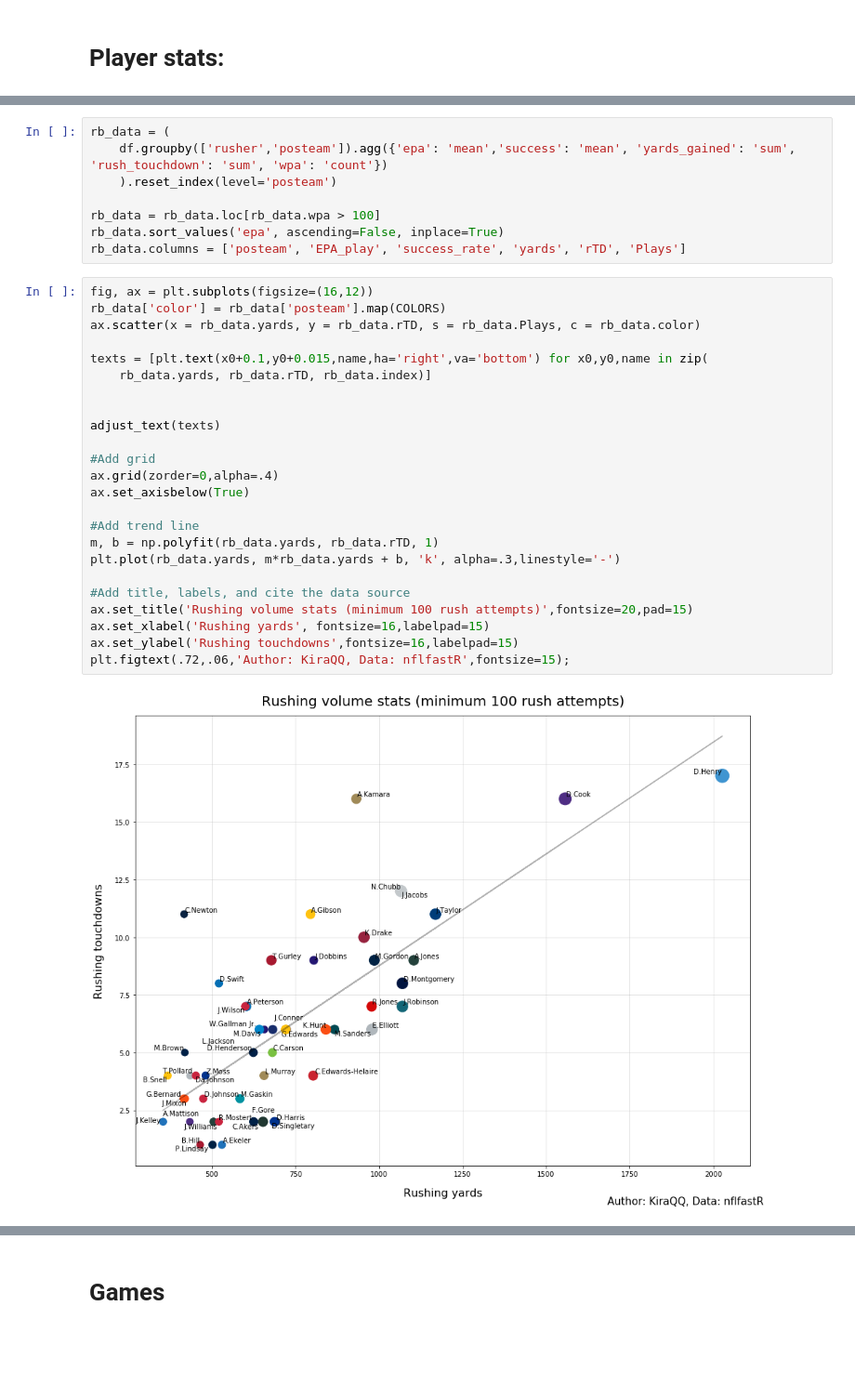
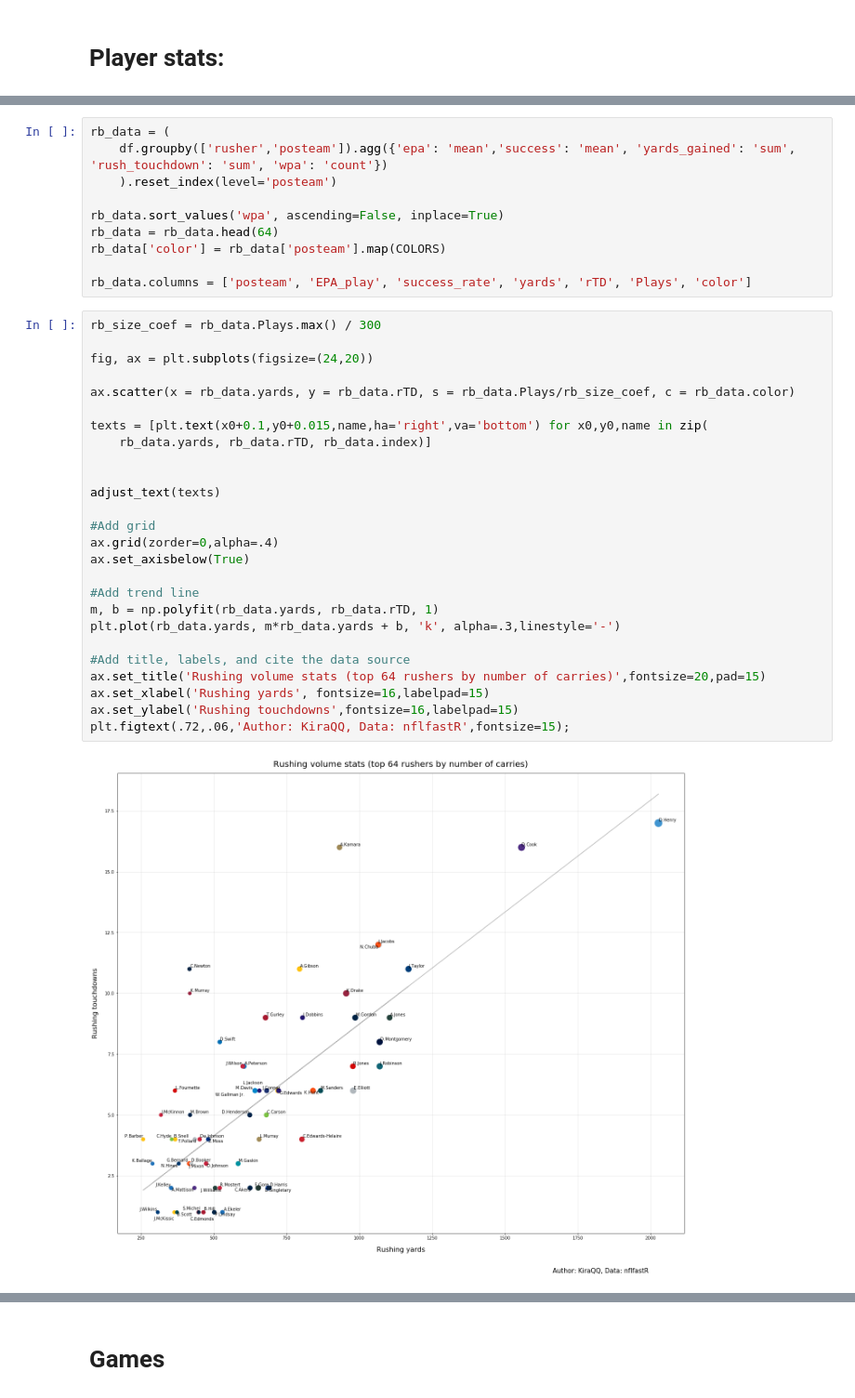
Before and after one commit to kkstimac/NFL_analytics, a Jupyter notebook: NFL2020recap.ipynb, the cells around one changed output, grey strips where cells are left out. Shown at 93% size. Saved outputs shown, nothing was run; the diff lists cells and outputs as text; blank space fills up the shorter version.

```diff
--- a/NFL2020recap.ipynb
+++ b/NFL2020recap.ipynb
@@ -719,33 +681,37 @@ rb_data = (
     df.groupby(['rusher','posteam']).agg({'epa': 'mean','success': 'mean', 'yards_gained': 'sum', 'rush_touchdown': 'sum', 'wpa': 'count'})
     ).reset_index(level='posteam')
 
-rb_data = rb_data.loc[rb_data.wpa > 100]
-rb_data.sort_values('epa', ascending=False, inplace=True)
-rb_data.columns = ['posteam', 'EPA_play', 'success_rate', 'yards', 'rTD', 'Plays']
+rb_data.sort_values('wpa', ascending=False, inplace=True)
+rb_data = rb_data.head(64)
+rb_data['color'] = rb_data['posteam'].map(COLORS)
+
+rb_data.columns = ['posteam', 'EPA_play', 'success_rate', 'yards', 'rTD', 'Plays', 'color']
 # %%
-fig, ax = plt.subplots(figsize=(16,12))
-rb_data['color'] = rb_data['posteam'].map(COLORS)
-ax.scatter(x = rb_data.yards, y = rb_data.rTD, s = rb_data.Plays, c = rb_data.color)
+rb_size_coef = rb_data.Plays.max() / 300
+
+fig, ax = plt.subplots(figsize=(24,20))
+
+ax.scatter(x = rb_data.yards, y = rb_data.rTD, s = rb_data.Plays/rb_size_coef, c = rb_data.color)
 
 texts = [plt.text(x0+0.1,y0+0.015,name,ha='right',va='bottom') for x0,y0,name in zip(
     rb_data.yards, rb_data.rTD, rb_data.index)]
 
 
 adjust_text(texts)
 
 #Add grid
 ax.grid(zorder=0,alpha=.4)
 ax.set_axisbelow(True)
 
 #Add trend line
 m, b = np.polyfit(rb_data.yards, rb_data.rTD, 1)
 plt.plot(rb_data.yards, m*rb_data.yards + b, 'k', alpha=.3,linestyle='-')
 
 #Add title, labels, and cite the data source
-ax.set_title('Rushing volume stats (minimum 100 rush attempts)',fontsize=20,pad=15)
+ax.set_title('Rushing volume stats (top 64 rushers by number of carries)',fontsize=20,pad=15)
 ax.set_xlabel('Rushing yards', fontsize=16,labelpad=15)
 ax.set_ylabel('Rushing touchdowns',fontsize=16,labelpad=15)
 plt.figtext(.72,.06,'Author: KiraQQ, Data: nflfastR',fontsize=15);
 # %% [output]
-[figure, old version]
+[figure, new version]
 # %%
```
Also changed, not shown: parts of 20 cells of this notebook.
